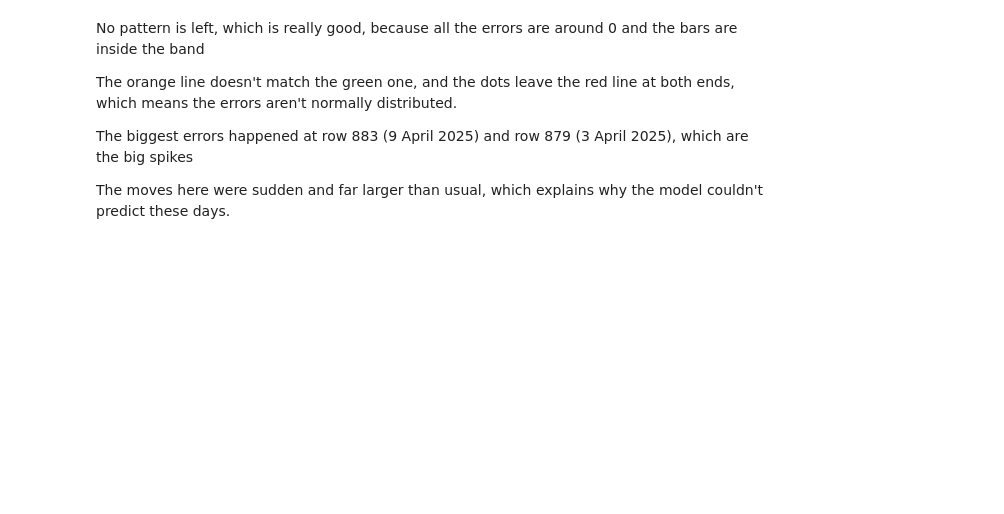
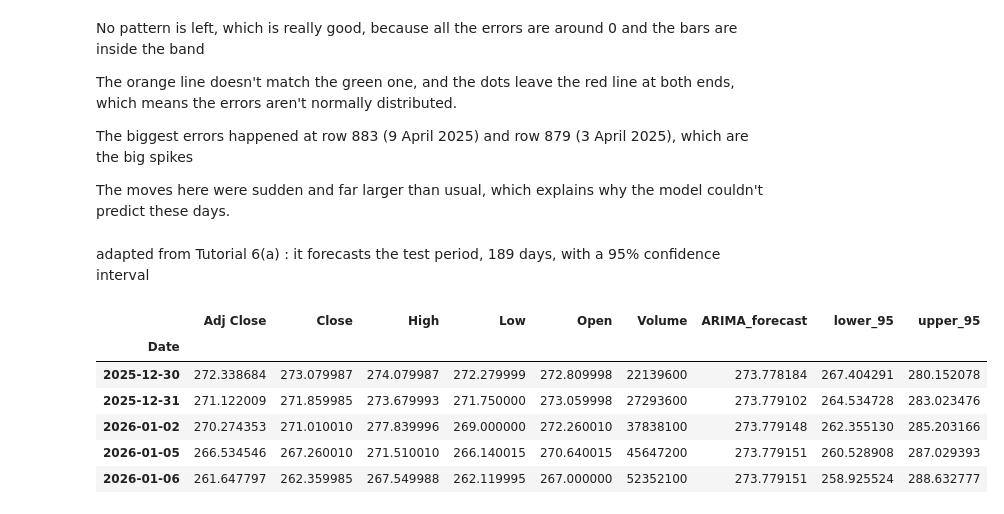
Before and after one commit to achbahri/CA1-2026167-machine, a Jupyter notebook: CA1_Achraf_Bahri_2026167.ipynb, the cells around one changed output. Cells and saved outputs as stored; diff of their text form; code cells hidden in the pictures; blank space fills up the shorter version.

```diff
--- a/CA1_Achraf_Bahri_2026167.ipynb
+++ b/CA1_Achraf_Bahri_2026167.ipynb
@@ -351,3 +351,5 @@ The orange line doesn't match the green one, and the dots leave the red line at
 The biggest errors happened at row 883 (9 April 2025) and row 879 (3 April 2025), which are the big spikes
 
 The moves here were sudden and far larger than usual, which explains why the model couldn't predict these days.
+# %% [markdown]
+adapted from Tutorial 6(a) : it forecasts the test period, 189 days, with a 95% confidence interval
@@ -353,0 +363,15 @@ The moves here were sudden and far larger than usual, which explains why the mod
+# %%
+# Add the forecast and the 95% confidence limits to the test table
+test['ARIMA_forecast'] = forecast
+test['lower_95'] = ci_95[:, 0]
+test['upper_95'] = ci_95[:, 1]
+
+test.head()
+# %% [output]
+|  | Adj Close | Close | High | Low | Open | Volume | ARIMA_forecast | lower_95 | upper_95 |
+| Date |  |  |  |  |  |  |  |  |  |
+| 2025-12-30 | 272.338684 | 273.079987 | 274.079987 | 272.279999 | 272.809998 | 22139600 | 273.778184 | 267.404291 | 280.152078 |
+| 2025-12-31 | 271.122009 | 271.859985 | 273.679993 | 271.750000 | 273.059998 | 27293600 | 273.779102 | 264.534728 | 283.023476 |
+| 2026-01-02 | 270.274353 | 271.010010 | 277.839996 | 269.000000 | 272.260010 | 37838100 | 273.779148 | 262.355130 | 285.203166 |
+| 2026-01-05 | 266.534546 | 267.260010 | 271.510010 | 266.140015 | 270.640015 | 45647200 | 273.779151 | 260.528908 | 287.029393 |
+| 2026-01-06 | 261.647797 | 262.359985 | 267.549988 | 262.119995 | 267.000000 | 52352100 | 273.779151 | 258.925524 | 288.632777 |
```
Also changed, not shown: parts of 8 cells of this notebook.
